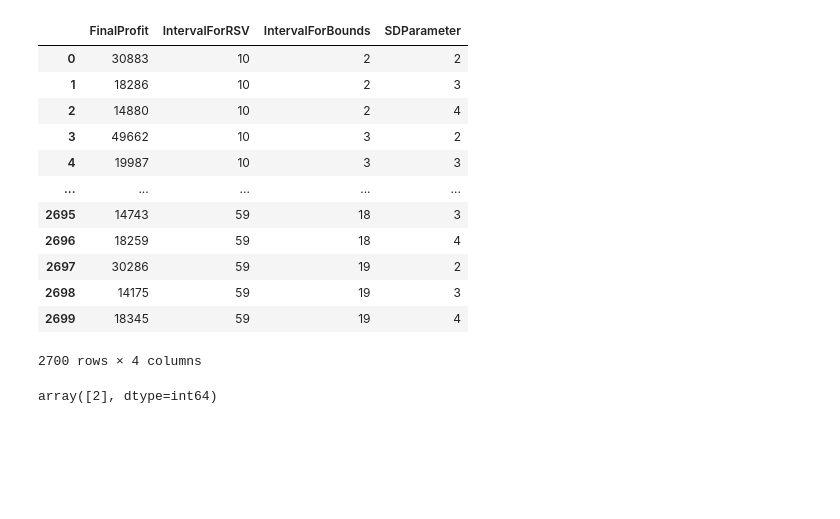
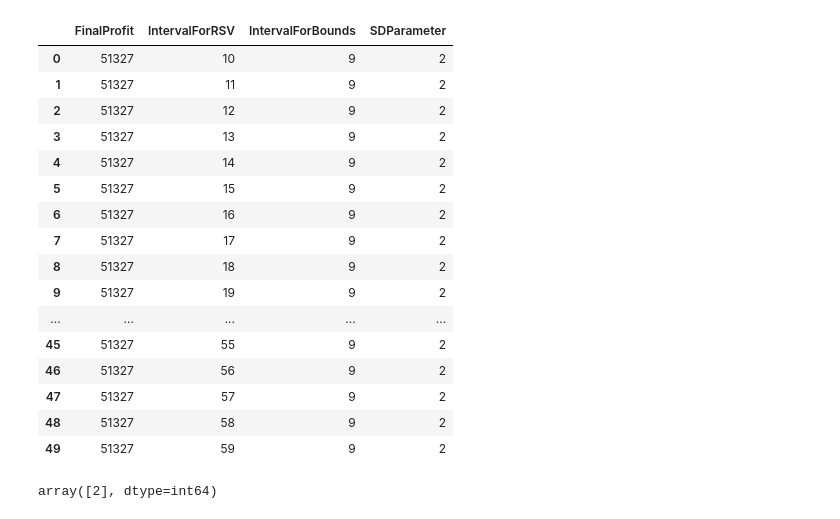
Before and after one commit to xujunhuii/huobi_Python, a Jupyter notebook: AlgoTrading/ParameterAnalysis/BTC_Grid_min.ipynb, the cells around one changed output. Drawn from its saved outputs; the diff is of its cells as text; code cells hidden in the pictures; blank space fills up the shorter version.

Commit message:
Some minor changes on Grid Training Tuning

```diff
--- a/AlgoTrading/ParameterAnalysis/BTC_Grid_min.ipynb
+++ b/AlgoTrading/ParameterAnalysis/BTC_Grid_min.ipynb
@@ -40,25 +44,30 @@ Thu May  6 11:27:01 2021
+# %%
+optimization_df = pd.DataFrame(
+    optimization,
+    columns=["FinalProfit", "IntervalForRSV", "IntervalForBounds", "SDParameter",],
+)
 # %%
-# optimization_df = pd.DataFrame(
-#     optimization,
-#     columns=["FinalProfit", "IntervalForRSV", "IntervalForBounds", "SDParameter",],
-# )
 # optimization_df.to_excel("Training.xlsx")
-optimization_df = pd.read_excel("Training.xlsx")
+# optimization_df = pd.read_excel("Training.xlsx")
 optimization_df
 # %% [output]
 |  | FinalProfit | IntervalForRSV | IntervalForBounds | SDParameter |
-| 0 | 30883 | 10 | 2 | 2 |
-| 1 | 18286 | 10 | 2 | 3 |
-| 2 | 14880 | 10 | 2 | 4 |
-| 3 | 49662 | 10 | 3 | 2 |
-| 4 | 19987 | 10 | 3 | 3 |
+| 0 | 51327 | 10 | 9 | 2 |
+| 1 | 51327 | 11 | 9 | 2 |
+| 2 | 51327 | 12 | 9 | 2 |
+| 3 | 51327 | 13 | 9 | 2 |
+| 4 | 51327 | 14 | 9 | 2 |
+| 5 | 51327 | 15 | 9 | 2 |
+| 6 | 51327 | 16 | 9 | 2 |
+| 7 | 51327 | 17 | 9 | 2 |
+| 8 | 51327 | 18 | 9 | 2 |
+| 9 | 51327 | 19 | 9 | 2 |
 | ... | ... | ... | ... | ... |
-| 2695 | 14743 | 59 | 18 | 3 |
-| 2696 | 18259 | 59 | 18 | 4 |
-| 2697 | 30286 | 59 | 19 | 2 |
-| 2698 | 14175 | 59 | 19 | 3 |
-| 2699 | 18345 | 59 | 19 | 4 |
+| 45 | 51327 | 55 | 9 | 2 |
+| 46 | 51327 | 56 | 9 | 2 |
+| 47 | 51327 | 57 | 9 | 2 |
+| 48 | 51327 | 58 | 9 | 2 |
+| 49 | 51327 | 59 | 9 | 2 |
-2700 rows × 4 columns
 # %%
 df = optimization_df[
     optimization_df["FinalProfit"] == optimization_df["FinalProfit"].max()
```
Also changed, not shown: parts of 3 cells of this notebook, 1 other file.
